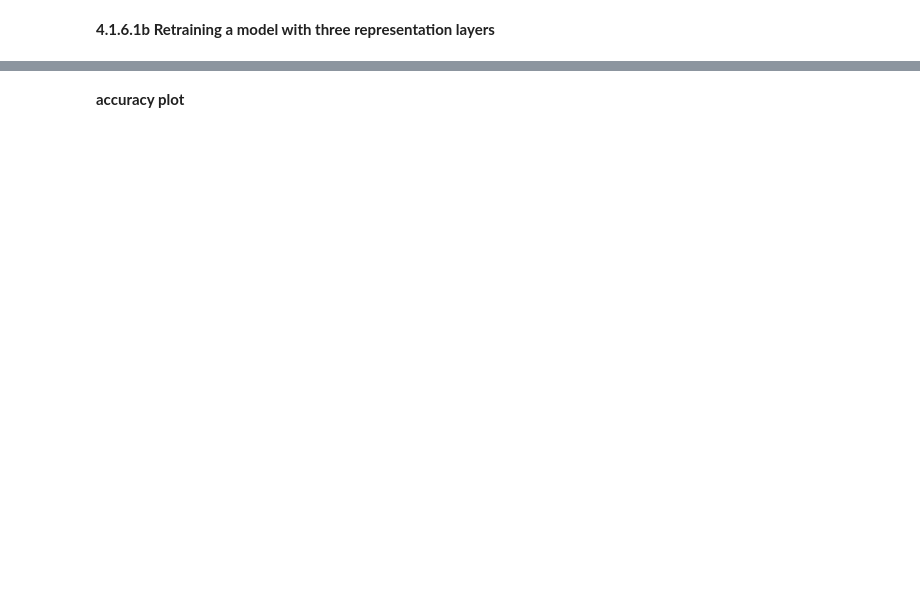
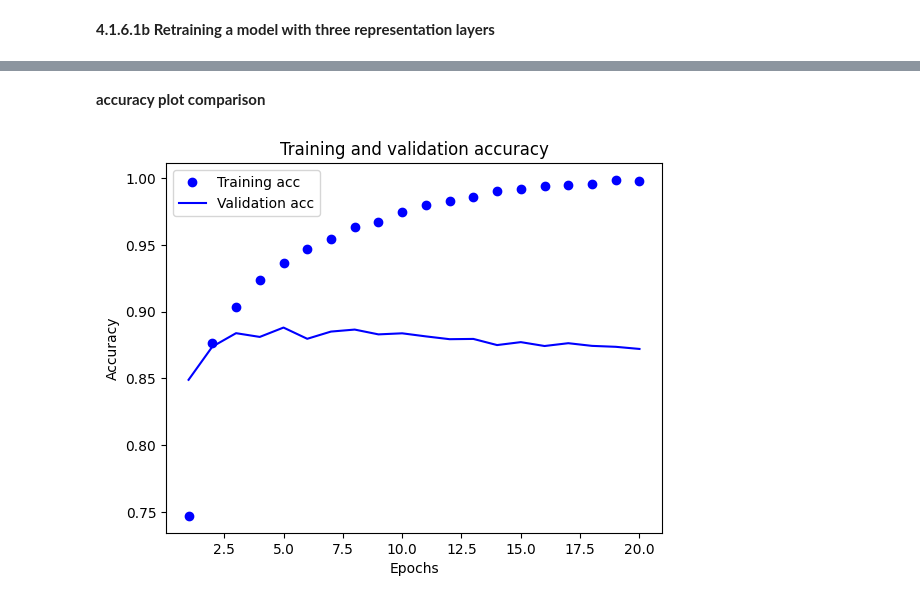
Before and after one commit to kumj2028/CSEN-5350-Application-of-Neural-Networks, a Jupyter notebook: homework5/homework5.ipynb, the cells around one changed output, grey strips where cells are left out. Saved outputs shown, nothing was run; the diff lists cells and outputs as text; code cells hidden in the pictures; blank space fills up the shorter version.

```diff
--- a/homework5/homework5.ipynb
+++ b/homework5/homework5.ipynb
@@ -217,2 +363,6 @@ Epoch 20/20
 # %% [markdown]
-**accuracy plot**
+**accuracy plot comparison**
+# %%
+plot_history_accuracy(history_dict, "Training and validation accuracy")
+# %% [output]
+[figure, added]
```
Also changed, not shown: parts of 107 cells of this notebook.
